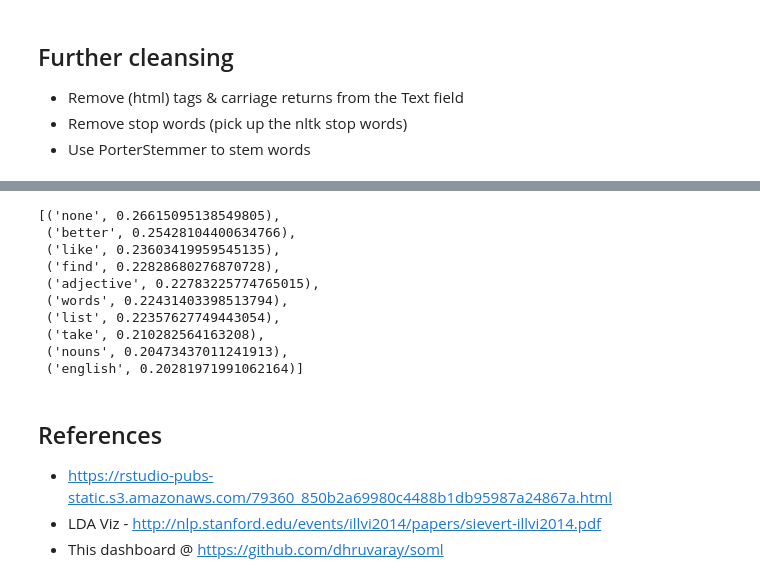
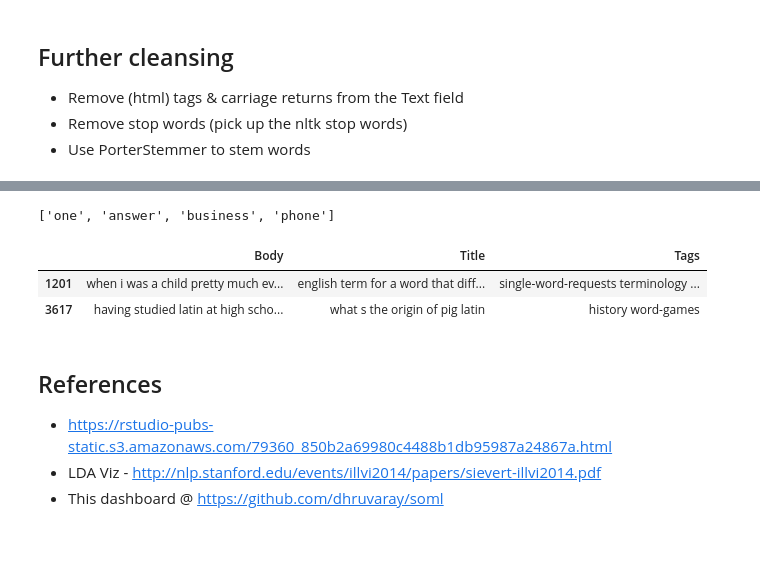
Before and after one commit to dhruvaray/soml, a Jupyter notebook: index.ipynb, the cells around one changed output, grey strips where cells are left out. Drawn from its saved outputs; the diff is of its cells as text; code cells hidden in the pictures; blank space fills up the shorter version.

```diff
--- a/index.ipynb
+++ b/index.ipynb
@@ -205,6 +206,19 @@ class SentenceTokens():
 #all posts is a list of (list of tokens). The inner list of tokens is created once for each post
 allposts = SentenceTokens(posts,'Title')
 
+
+class LabeledLineSentence(object):
+    def __init__(self,df,field,tag):
+        self.df = df
+        self.field = field
+        self.tag = tag
+
+    def __iter__(self):
+        for index, row in self.df.iterrows():
+           tags = ['T_' + tag for tag in row[self.tag].split()]
+           yield doc2vec.TaggedDocument(words=row[self.field].split(),tags=tags)
+
+lablines = LabeledLineSentence(posts,'Title','Tags')
 #print([p for p in allposts])
 # %%
 #How frequently each term occurs within each document? We construct a document-term matrix.
@@ -270,17 +286,38 @@ topic
-# %%
-model = word2vec.Word2Vec(allposts, size=200)
-model.most_similar(positive = ['correct'])
-# %% [output]
-[('none', 0.26615095138549805),
- ('better', 0.25428104400634766),
- ('like', 0.23603419959545135),
- ('find', 0.22828680276870728),
- ('adjective', 0.22783225774765015),
- ('words', 0.22431403398513794),
- ('list', 0.22357627749443054),
- ('take', 0.210282564163208),
- ('nouns', 0.20473437011241913),
- ('english', 0.20281971991062164)]
+# %%
+#wordmodel = word2vec.Word2Vec(allposts)
+#wordmodel.init_sims(replace=True)
+#docmodel = doc2vec.Doc2Vec(lablines, min_count=1)
+
+
+docmodel = doc2vec.Doc2Vec(alpha=0.025, min_alpha=0.025)
+docmodel.build_vocab(lablines)
+for epoch in range(10):
+    docmodel.train(lablines)
+    docmodel.alpha -= 0.002  # decrease the learning rate
+    docmodel.min_alpha = docmodel.alpha  # fix the learning rate, no decay
+# %%
+input = 'how should one answer a business phone'
+norm_input = [tok for tok in input.split() if not tok in stop_words and len(tok) > 1 ]
+print(norm_input)
+input_vec = docmodel.infer_vector(norm_input)
+similar_vecs = docmodel.docvecs.most_similar(positive=[input_vec])
+similartags = [s[0] for s in similar_vecs]
+
+def matches(data,col,values):
+    match = False
+    for v in values:
+        match =  data[col].str.contains(v.replace('T_',''))
+        if match is True:
+            return match
+    return match
+
+similarposts = posts[matches(posts,'Tags',similartags)]
+similarposts[['Body','Title', 'Tags']].head(50)
+# %% [output]
+['one', 'answer', 'business', 'phone']
+|  | Body | Title | Tags |
+| 1201 | when i was a child pretty much ev... | english term for a word that diff... | single-word-requests terminology ... |
+| 3617 | having studied latin at high scho... | what s the origin of pig latin | history word-games |
 # %% [markdown]
 ## References
 
```
Also changed, not shown: parts of 5 cells of this notebook.
